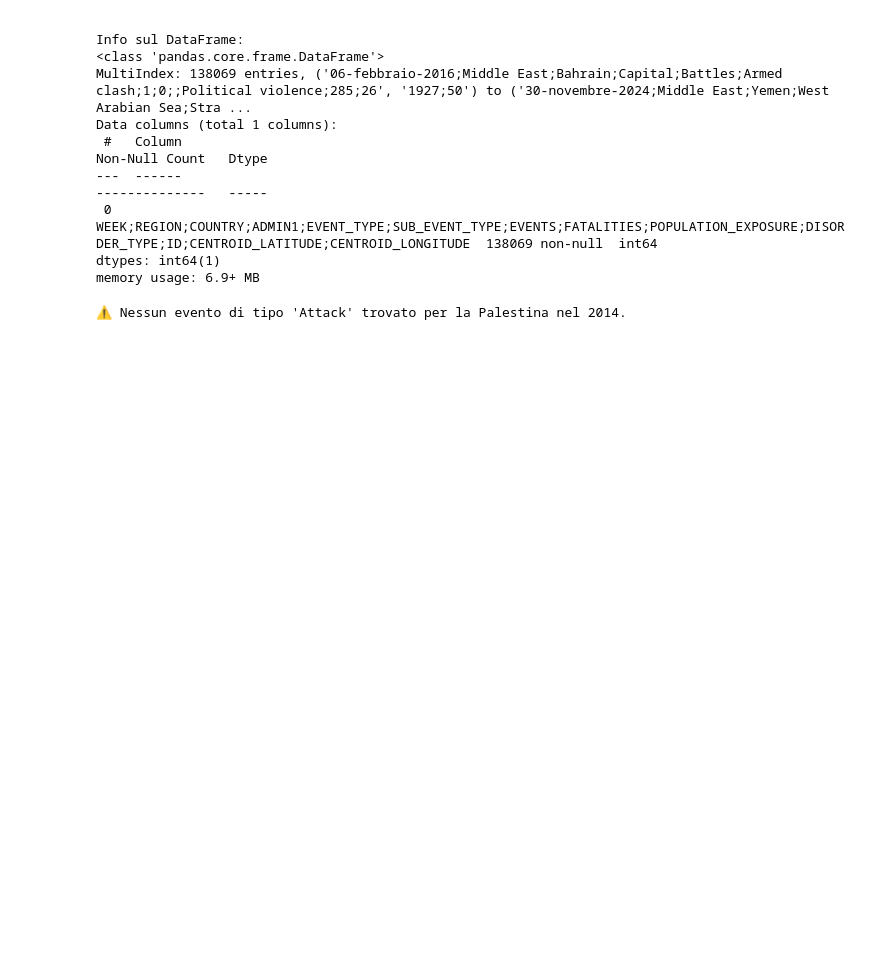
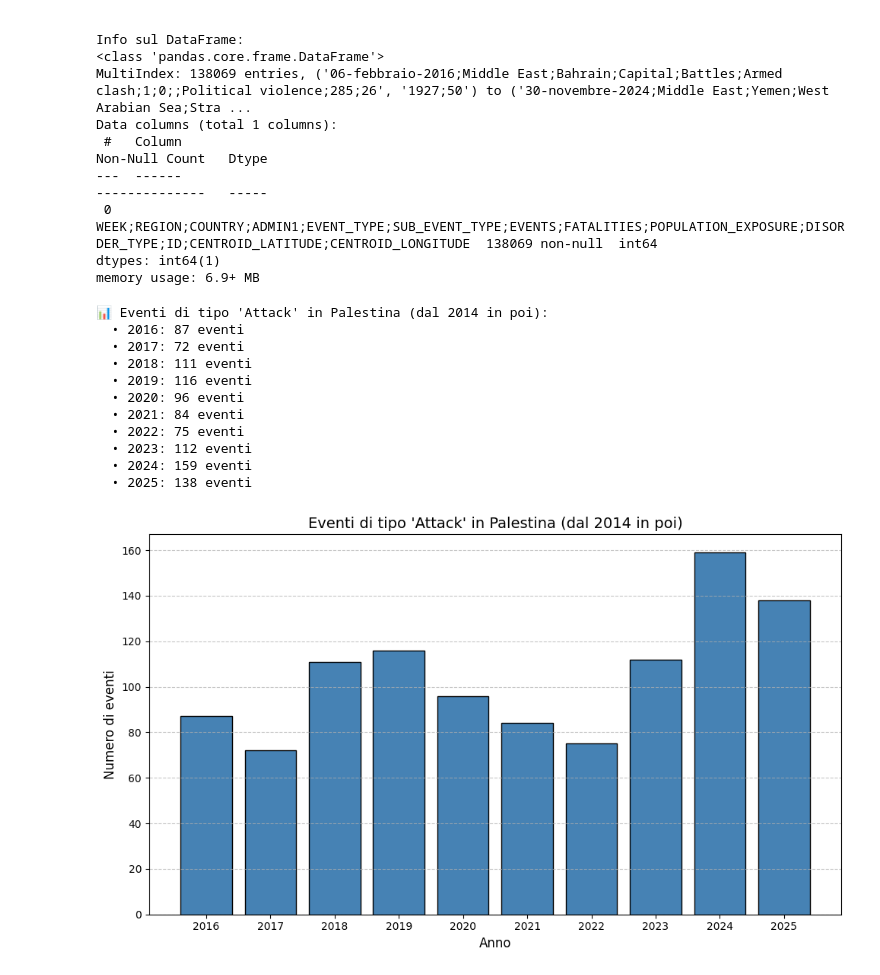
Before and after one commit to acossi-giorgio/datafour.github.io, a Jupyter notebook: etl/test_isto.ipynb, the cells around one changed output. Cells and saved outputs as stored; diff of their text form; code cells hidden in the pictures; blank space fills up the shorter version.

```diff
--- a/etl/test_isto.ipynb
+++ b/etl/test_isto.ipynb
@@ -96,35 +96,46 @@ mask = (
 palestine_attack = df[mask].copy()
 
 # --- Filtra solo dal 2014 in poi ---
-palestine_attack = palestine_attack[palestine_attack['YEAR'] == 2014]
+palestine_attack = palestine_attack[palestine_attack['YEAR'] >= 2014]
 
 if palestine_attack.empty:
     print("⚠️ Nessun evento di tipo 'Attack' trovato per la Palestina nel 2014.")
 else:
     # --- Raggruppa per anno ---
     yearly_counts = (
         palestine_attack.groupby('YEAR')
         .size()
         .reset_index(name='count')
         .sort_values('YEAR')
     )
 
     # --- Stampa riepilogo anno per anno ---
     print("📊 Eventi di tipo 'Attack' in Palestina (dal 2014 in poi):")
     for _, row in yearly_counts.iterrows():
         print(f"  • {int(row['YEAR'])}: {row['count']} eventi")
 
     # --- Istogramma ---
     plt.figure(figsize=(10,6))
     plt.bar(yearly_counts['YEAR'], yearly_counts['count'], color='steelblue', edgecolor='black')
     plt.title("Eventi di tipo 'Attack' in Palestina (dal 2014 in poi)", fontsize=14)
     plt.xlabel("Anno", fontsize=12)
     plt.ylabel("Numero di eventi", fontsize=12)
     plt.xticks(yearly_counts['YEAR'])  # Mostra ogni anno
     plt.grid(axis='y', linestyle='--', alpha=0.7)
     plt.tight_layout()
     plt.show()
 # %% [output]
-⚠️ Nessun evento di tipo 'Attack' trovato per la Palestina nel 2014.
+📊 Eventi di tipo 'Attack' in Palestina (dal 2014 in poi):
+  • 2016: 87 eventi
+  • 2017: 72 eventi
+  • 2018: 111 eventi
+  • 2019: 116 eventi
+  • 2020: 96 eventi
+  • 2021: 84 eventi
+  • 2022: 75 eventi
+  • 2023: 112 eventi
+  • 2024: 159 eventi
+  • 2025: 138 eventi
+[figure, added]
 # %%
 /* poi fare la stessa cosa per attacchi e force abduction*/
```
Also changed, not shown: parts of 1 cell of this notebook, 2 other files.
